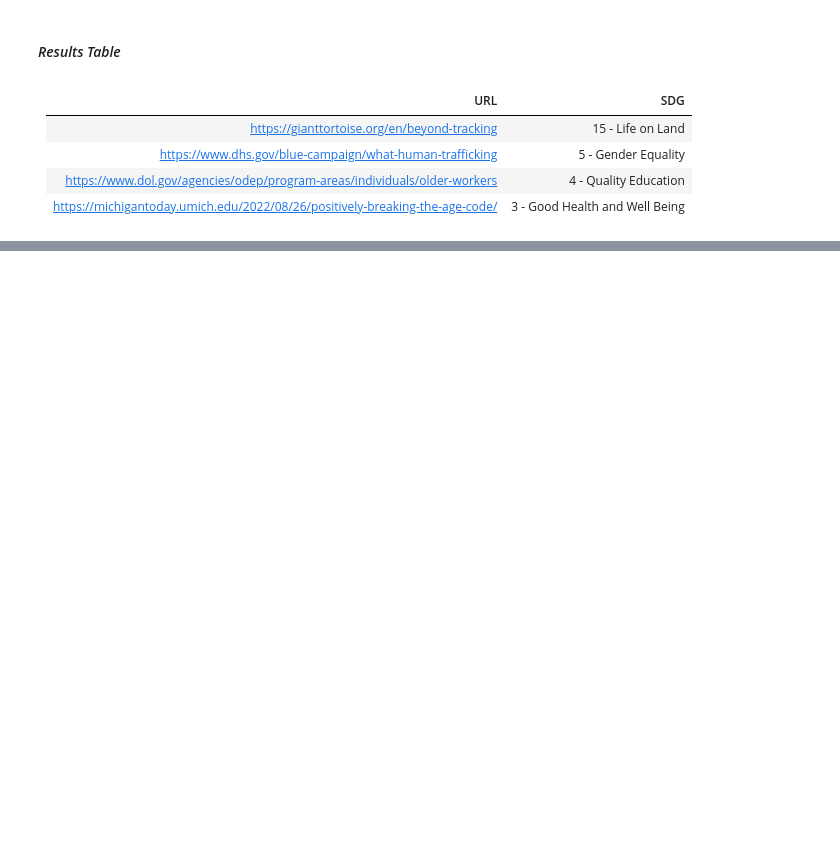
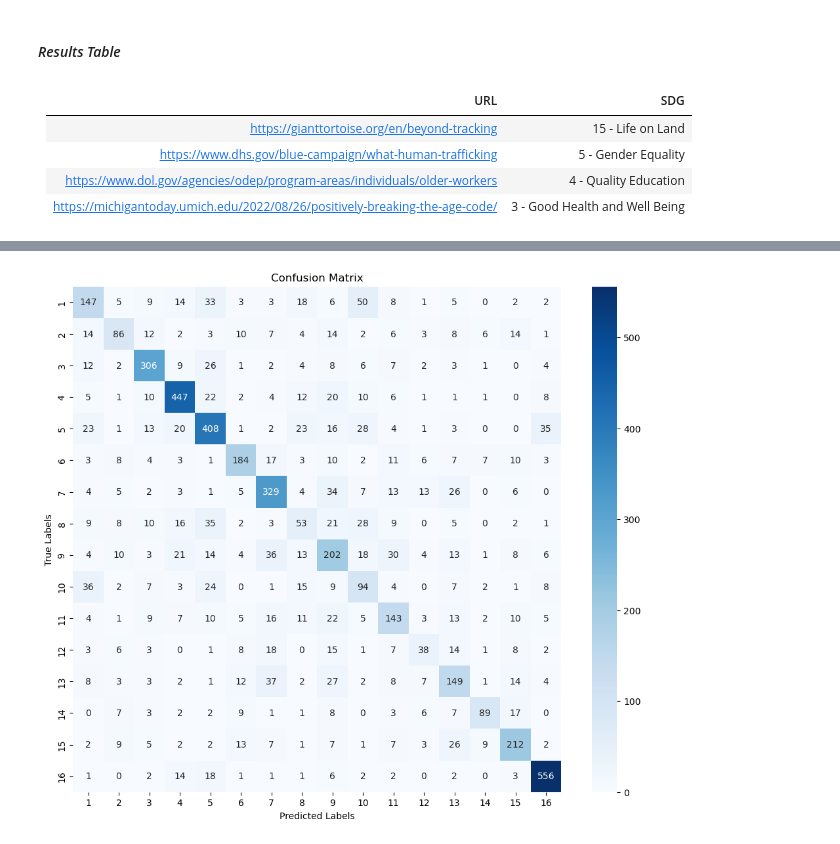
Before and after one commit to joshwinnes11/Project-4, a Jupyter notebook: project4.ipynb, the cells around one changed output, grey strips where cells are left out. Drawn from its saved outputs; the diff is of its cells as text; code cells hidden in the pictures; blank space fills up the shorter version.

```diff
--- a/project4.ipynb
+++ b/project4.ipynb
@@ -590,0 +740,15 @@ Count MLP Classifier Predicitions:  [15  5  4  3]
+# %%
+model = tf.keras.Sequential([
+    embedding_layer,
+    tf.keras.layers.Flatten(),  # You can use LSTM or GRU for sequential data
+    tf.keras.layers.Dense(128, activation='relu'),
+    tf.keras.layers.Dense(num_classes, activation='softmax')  # For multi-class classification
+])
+
+# Compile the model
+model.compile(optimizer='adam',
+              loss='categorical_crossentropy',
+              metrics=['accuracy'])
+
+# Display the model summary
+model.summary()
@@ -590,0 +771,3 @@ Count MLP Classifier Predicitions:  [15  5  4  3]
+# %%
+# Train the model
+history = model.fit(X_train_padded, y_train_one_hot, epochs=10, batch_size=32, validation_split=0.2)
@@ -590,0 +802,6 @@ Count MLP Classifier Predicitions:  [15  5  4  3]
+# %%
+# Make predictions on the test set
+y_pred_prob = model.predict(X_test_padded)
+
+# Convert the probabilities to class labels
+y_pred = np.argmax(y_pred_prob, axis=1)
@@ -590,0 +810,20 @@ Count MLP Classifier Predicitions:  [15  5  4  3]
+# %%
+# Convert the one-hot encoded true labels to class labels
+y_true = np.argmax(y_test_one_hot, axis=1)
+# %%
+from sklearn.metrics import confusion_matrix
+import seaborn as sns
+import matplotlib.pyplot as plt
+
+# Generate the confusion matrix
+conf_matrix = confusion_matrix(y_true, y_pred)
+
+# Plot the confusion matrix
+plt.figure(figsize=(12, 10))
+sns.heatmap(conf_matrix, annot=True, fmt='d', cmap='Blues', xticklabels=label_encoder.classes_, yticklabels=label_encoder.classes_)
+plt.title('Confusion Matrix')
+plt.xlabel('Predicted Labels')
+plt.ylabel('True Labels')
+plt.show()
+# %% [output]
+[figure, added]
```
Also changed, not shown: parts of 59 cells of this notebook.
